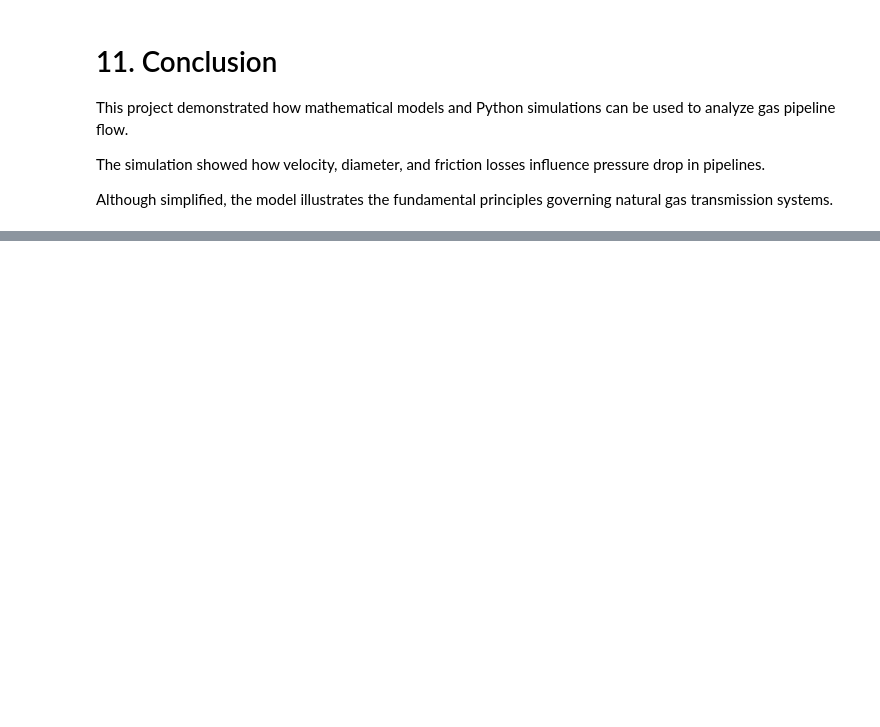
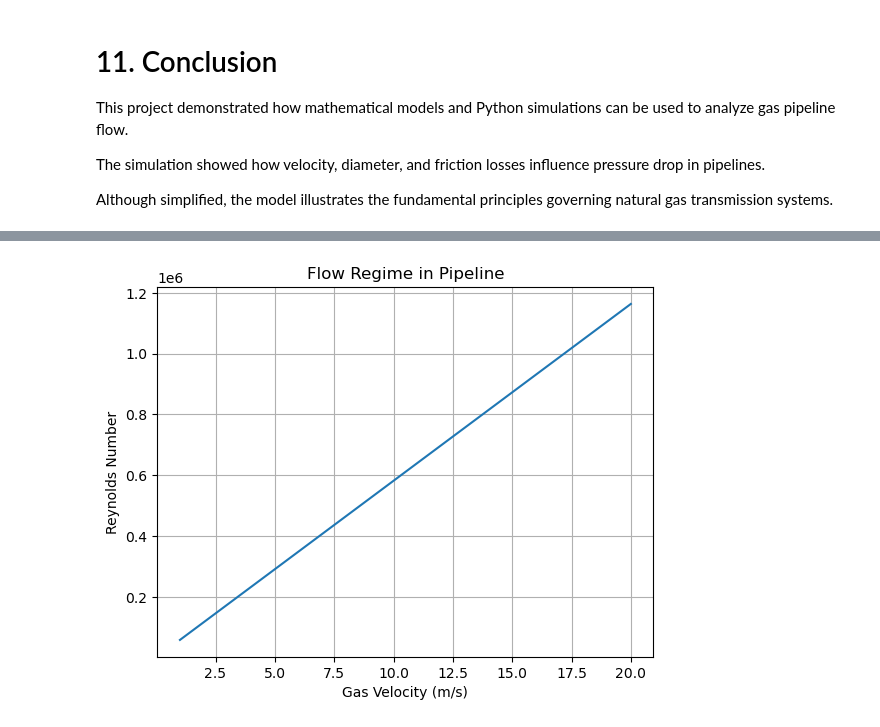
Before and after one commit to PursyM/gas-pipeline-flow-simulation, a Jupyter notebook: pipeline_simulation.ipynb, the cells around one changed output, grey strips where cells are left out. Drawn from its saved outputs; the diff is of its cells as text; code cells hidden in the pictures; blank space fills up the shorter version.

Commit message:
Add files via upload
Add Reynolds analysis, compressor simulation, and final project conclusion

```diff
--- a/pipeline_simulation.ipynb
+++ b/pipeline_simulation.ipynb
@@ -224,0 +248,7 @@ Although simplified, the model illustrates the fundamental principles governing
+# %%
+# dynamic viscosity of natural gas (approx)
+viscosity = 1.1e-5   # Pa*s
+
+reynolds_number = (density * velocity * diameter) / viscosity
+
+reynolds_number
@@ -224,0 +273,14 @@ Although simplified, the model illustrates the fundamental principles governing
+# %%
+plt.figure()
+
+plt.plot(velocity, reynolds_number)
+
+plt.xlabel("Gas Velocity (m/s)")
+plt.ylabel("Reynolds Number")
+plt.title("Flow Regime in Pipeline")
+
+plt.grid(True)
+
+plt.show()
+# %% [output]
+[figure, added]
```
Also changed, not shown: parts of 9 cells of this notebook.
